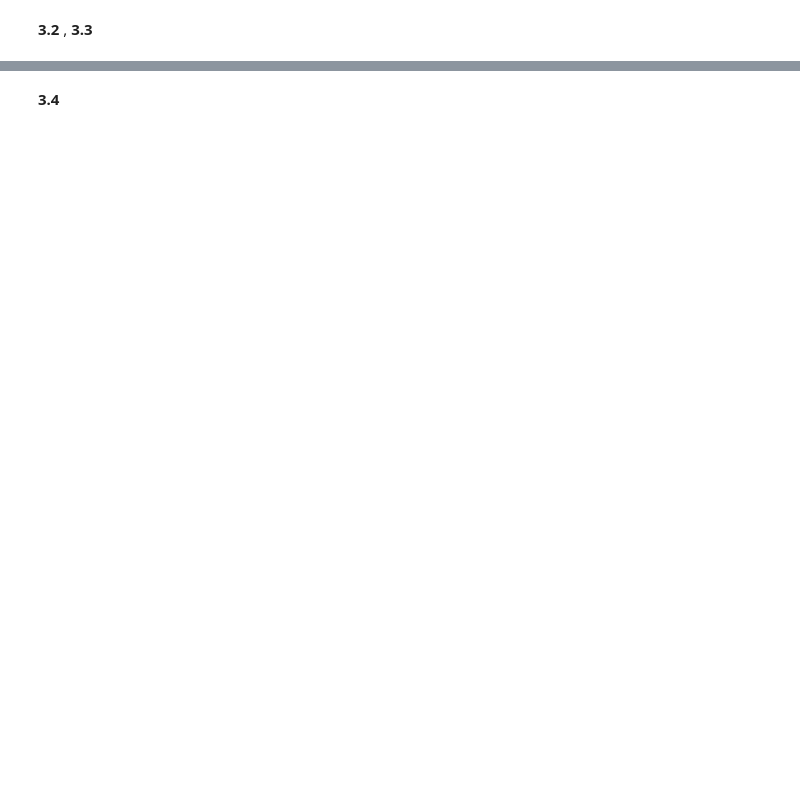
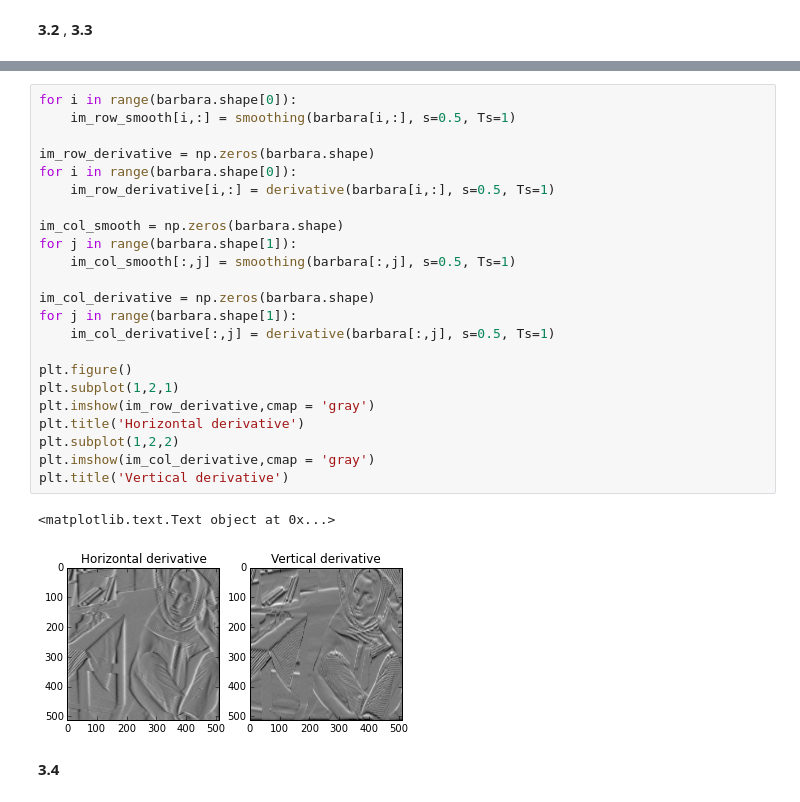
Before and after one commit to swagh1611/DSP-TP-1617, a Jupyter notebook: Lab6-7/python/Lab67.ipynb, the cells around one changed output, grey strips where cells are left out. Drawn from its saved outputs; the diff is of its cells as text; blank space fills up the shorter version.

```diff
--- a/Lab6-7/python/Lab67.ipynb
+++ b/Lab6-7/python/Lab67.ipynb
@@ -297,2 +407,28 @@ SyntaxError: can't assign to operator (<ipython-input-59-989834517295>, line 22)
+# %%
+for i in range(barbara.shape[0]):
+    im_row_smooth[i,:] = smoothing(barbara[i,:], s=0.5, Ts=1)
+
+im_row_derivative = np.zeros(barbara.shape)
+for i in range(barbara.shape[0]):
+    im_row_derivative[i,:] = derivative(barbara[i,:], s=0.5, Ts=1)
+
+im_col_smooth = np.zeros(barbara.shape)
+for j in range(barbara.shape[1]):
+    im_col_smooth[:,j] = smoothing(barbara[:,j], s=0.5, Ts=1)
+
+im_col_derivative = np.zeros(barbara.shape)
+for j in range(barbara.shape[1]):
+    im_col_derivative[:,j] = derivative(barbara[:,j], s=0.5, Ts=1)
+
+plt.figure()
+plt.subplot(1,2,1)
+plt.imshow(im_row_derivative,cmap = 'gray')
+plt.title('Horizontal derivative')
+plt.subplot(1,2,2)
+plt.imshow(im_col_derivative,cmap = 'gray')
+plt.title('Vertical derivative')
+# %% [output]
+<matplotlib.text.Text object at 0x...>
+[figure, added]
 # %% [markdown]
 **3.4**
```
Also changed, not shown: parts of 6 cells of this notebook, 1 other file.
